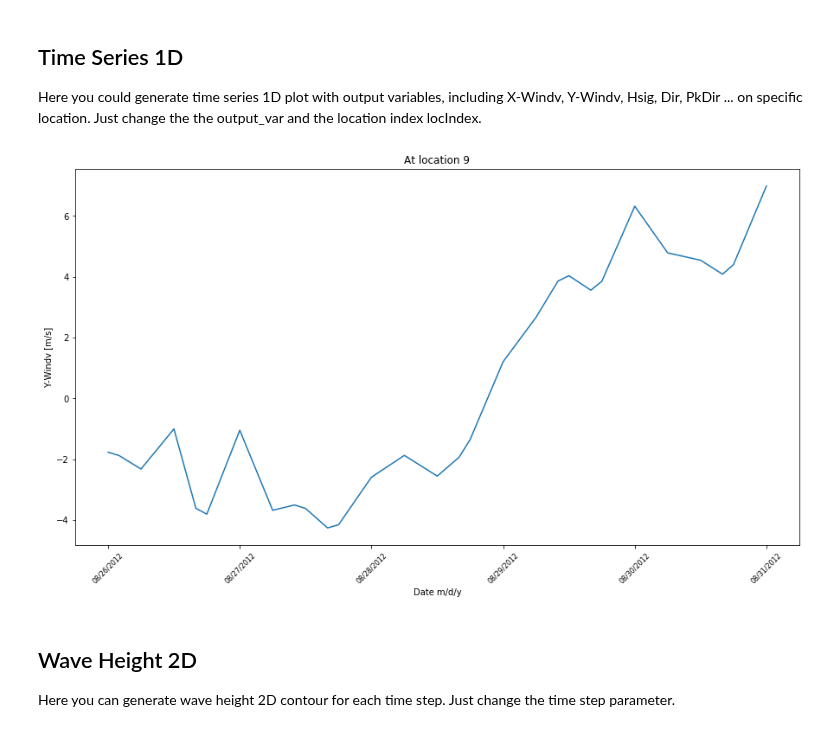
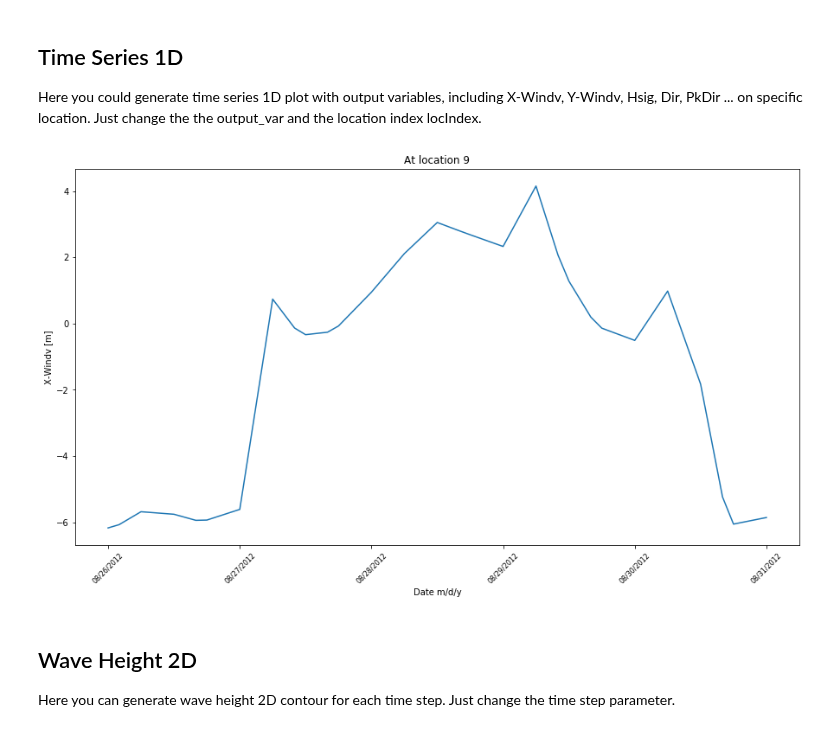
Before and after one commit to ysboss/agave-model, a Jupyter notebook: visualization_swan.ipynb, the cells around one changed output. Cells and saved outputs as stored; diff of their text form; code cells hidden in the pictures.

```diff
--- a/visualization_swan.ipynb
+++ b/visualization_swan.ipynb
@@ -20,11 +20,21 @@ with open(opdir + 'INPUT') as input_file:
 
                 # get the location file name
                 if line.startswith("POINTS"):
-                    buoy_loc_name = "%s" % (data[3].strip('\''))
+                    buoy_loc_name = data[3].strip('\'')
 
                 # get the output table name
                 elif line.startswith("TABLE"):
-                    buoy_table_name = "%s" % (data[3].strip('\''))
+                    buoy_table_name = data[3].strip('\'')
+
+                # get the dimensions of conputational grid
+                elif line.startswith("CGRID"):
+                    y_coor = int(data[2])
+                    x_coor = int(data[3])
+
+                # get the x y coordinate file name
+                elif line.startswith("READ COOR"):
+                    buoy_xy_name = data[3].strip('\'')
+
                 else:
                     continue
 
@@ -69,7 +79,7 @@ import time
 import datetime
 
 # set output variable to show
-outputVar = "Y-Windv"
+outputVar = "X-Windv"
 
 # set the location
 locIndex = 9
@@ -93,34 +103,34 @@ def singlePlot():
         # X is Time
         t = buoyValue[line][0]
         ymd = t[0:8]
         hms = t[9:15]
         dt = time.mktime(datetime.datetime.strptime(ymd + hms, '%Y%m%d%H%M%S').timetuple())
         X.append(int(dt))
 
         # Y is outputVar
         Y.append(buoyValue[line][int(varIndex)])
 
     dts = list(map(datetime.datetime.fromtimestamp, X))
     X = dates.date2num(dts)
 
     # generate 1D plot
     ax.plot(X,Y)
     ax.set_title("At location " + str(locIndex))
     ax.set_ylabel(outputVar+" "+unit)
     plt.xlabel("Date m/d/y")
     ax.xaxis.set_major_locator(dates.DayLocator(interval=1))
     ax.xaxis.set_major_formatter(mdates.DateFormatter('%m/%d/%Y'))
     plt.xticks(rotation=45,fontsize=8)
 
     plt.show()
 
     #except Exception as ex_results:
         #print ("Error: ", ex_results)
         #plt.close()
 
 singlePlot()
 # %% [output]
-[figure, old version]
+[figure, new version]
 # %% [markdown]
 ## Wave Height 2D
 Here you can generate wave height 2D contour for each time step.
```
Also changed, not shown: parts of 1 cell of this notebook.
